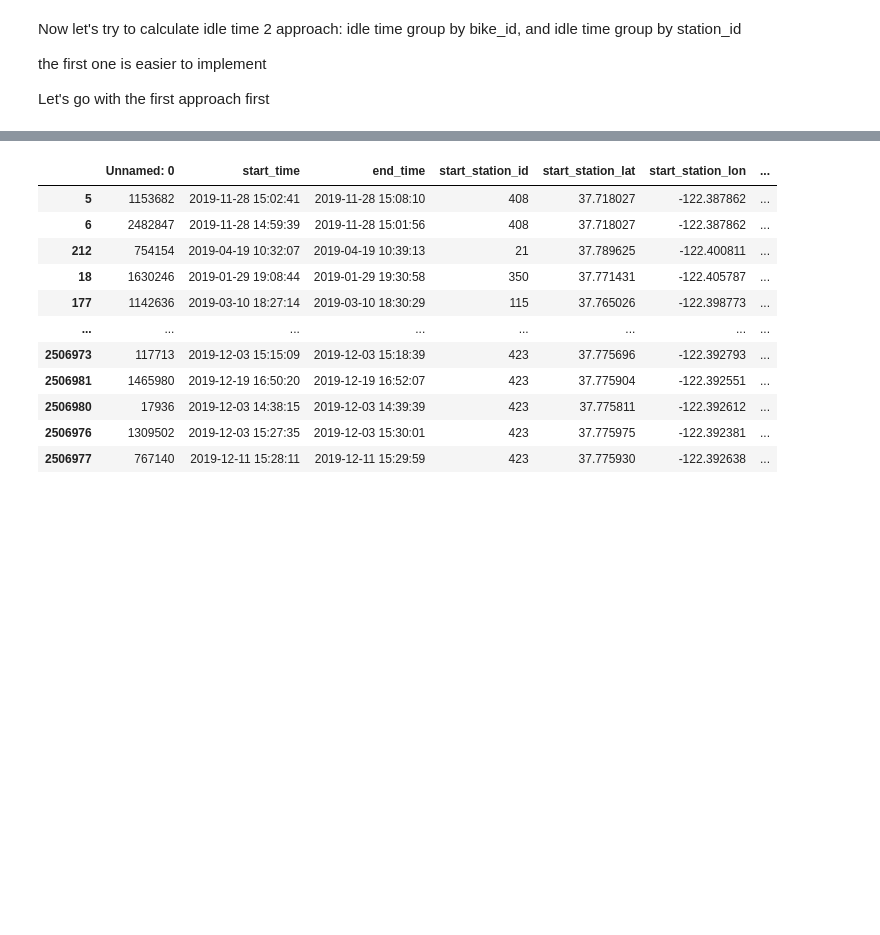
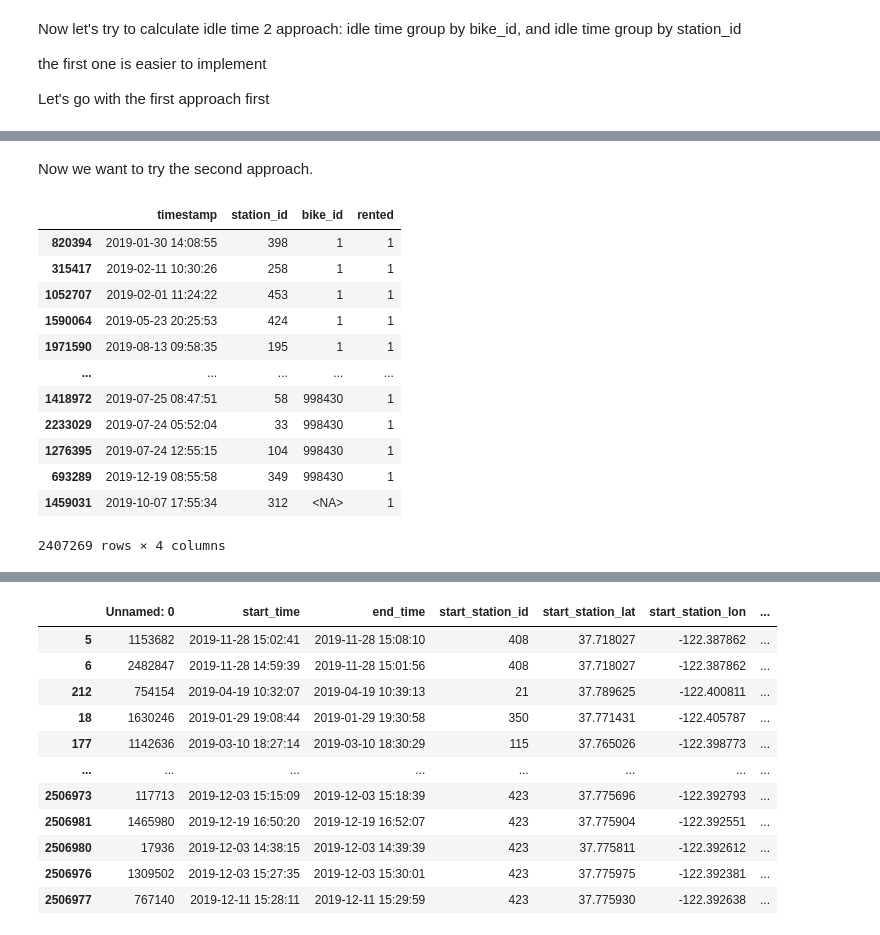
Before and after one commit to Ppkhanh/The-Learning-Machines, a Jupyter notebook: DataPrepVer1.ipynb, the cells around one changed output, grey strips where cells are left out. Drawn from its saved outputs; the diff is of its cells as text; code cells hidden in the pictures; blank space fills up the shorter version.

```diff
--- a/DataPrepVer1.ipynb
+++ b/DataPrepVer1.ipynb
@@ -214,0 +243,21 @@ Let's go with the first approach first
+# %% [markdown]
+Now we want to try the second approach.
+# %%
+end_stations =df.loc[:,['end_time', 'end_station_id', 'bike_id']]
+end_stations["rented"] = 1
+end_stations.rename(columns={"end_time": "timestamp", 'end_station_id': "station_id"}, inplace=True)
+end_stations
+# %% [output]
+|  | timestamp | station_id | bike_id | rented |
+| 820394 | 2019-01-30 14:08:55 | 398 | 1 | 1 |
+| 315417 | 2019-02-11 10:30:26 | 258 | 1 | 1 |
+| 1052707 | 2019-02-01 11:24:22 | 453 | 1 | 1 |
+| 1590064 | 2019-05-23 20:25:53 | 424 | 1 | 1 |
+| 1971590 | 2019-08-13 09:58:35 | 195 | 1 | 1 |
+| ... | ... | ... | ... | ... |
+| 1418972 | 2019-07-25 08:47:51 | 58 | 998430 | 1 |
+| 2233029 | 2019-07-24 05:52:04 | 33 | 998430 | 1 |
+| 1276395 | 2019-07-24 12:55:15 | 104 | 998430 | 1 |
+| 693289 | 2019-12-19 08:55:58 | 349 | 998430 | 1 |
+| 1459031 | 2019-10-07 17:55:34 | 312 | <NA> | 1 |
+2407269 rows × 4 columns
```
Also changed, not shown: parts of 8 cells of this notebook.
